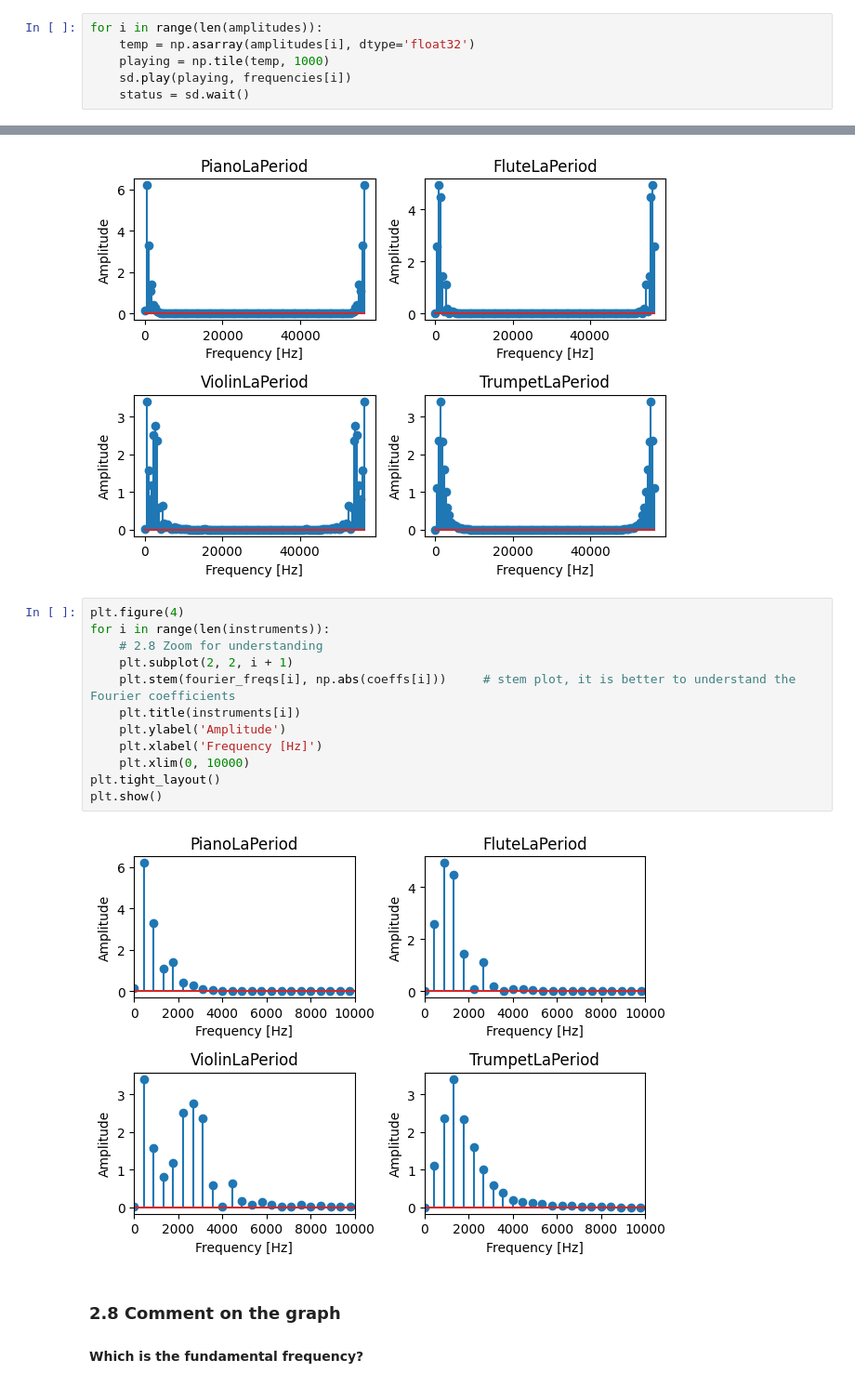
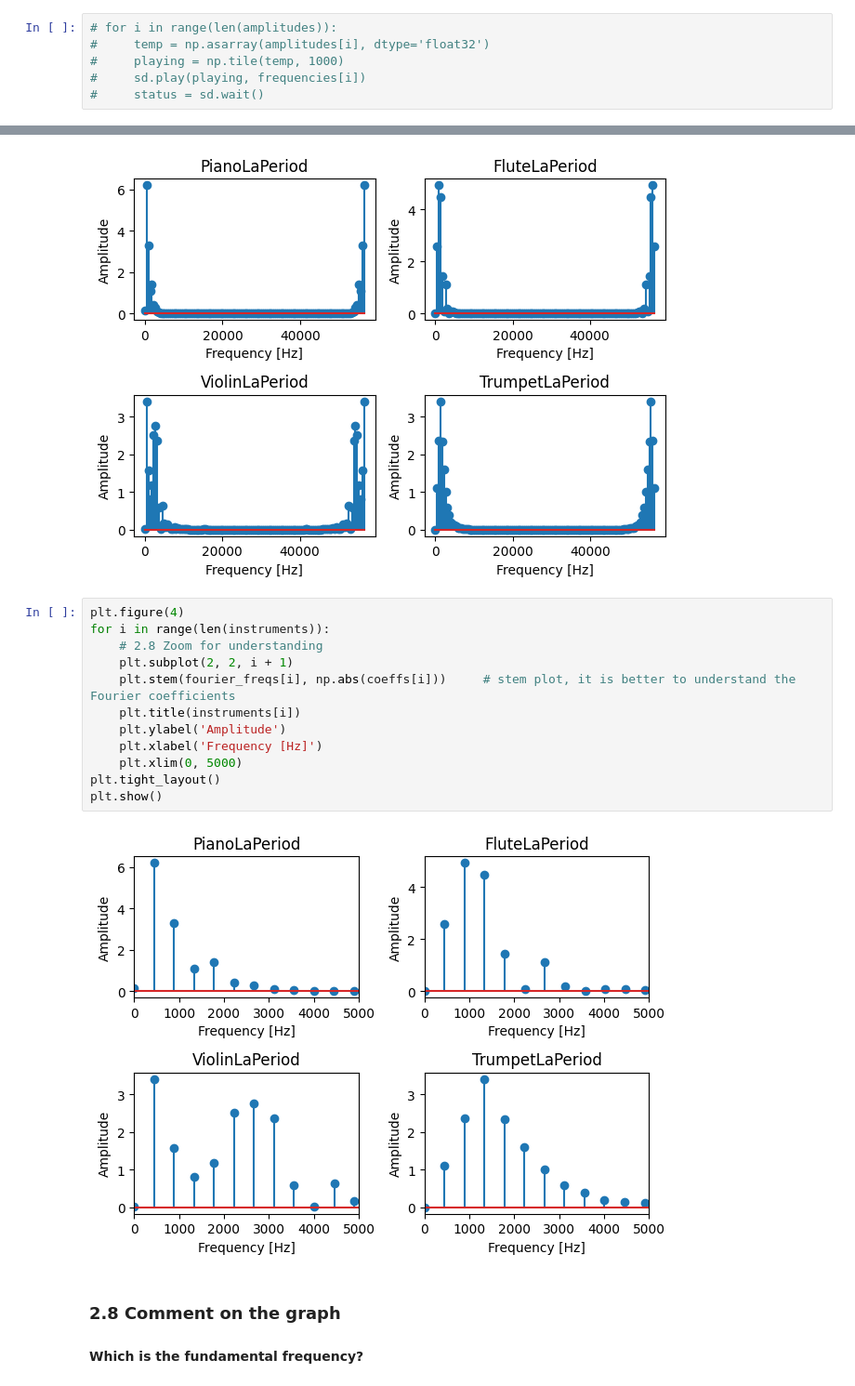
Before and after one commit to Eric-Vidal-hub/Signal-Processing, a Jupyter notebook: 0_musical_note.ipynb, the cells around one changed output, grey strips where cells are left out. Shown: that part at 93% size. Saved outputs shown, nothing was run; the diff lists cells and outputs as text.

```diff
--- a/0_musical_note.ipynb
+++ b/0_musical_note.ipynb
@@ -94,11 +94,11 @@ plt.show()
 ### 2.4 Playing notes
 Samples are to short to being able to listen to them. So, we repeat 1000 periods for each time step using `repeat()` and play them using `sd.play()`:
 # %%
-for i in range(len(amplitudes)):
-    temp = np.asarray(amplitudes[i], dtype='float32')
-    playing = np.tile(temp, 1000)
-    sd.play(playing, frequencies[i])
-    status = sd.wait()
+# for i in range(len(amplitudes)):
+#     temp = np.asarray(amplitudes[i], dtype='float32')
+#     playing = np.tile(temp, 1000)
+#     sd.play(playing, frequencies[i])
+#     status = sd.wait()
 # %% [markdown]
 ## Fourier coefficients
 They are **periodic** and the **number of points is equal to a power of 2**:
@@ -141,17 +141,17 @@ plt.show()
 # %%
 plt.figure(4)
 for i in range(len(instruments)):
     # 2.8 Zoom for understanding
     plt.subplot(2, 2, i + 1)
     plt.stem(fourier_freqs[i], np.abs(coeffs[i]))     # stem plot, it is better to understand the Fourier coefficients
     plt.title(instruments[i])
     plt.ylabel('Amplitude')
     plt.xlabel('Frequency [Hz]')
-    plt.xlim(0, 10000)
+    plt.xlim(0, 5000)
 plt.tight_layout()
 plt.show()
 # %% [output]
-[figure, old version]
+[figure, new version]
 # %% [markdown]
 ### 2.8 Comment on the graph
 #### Which is the fundamental frequency?
```
Also changed, not shown: 1 other file.
